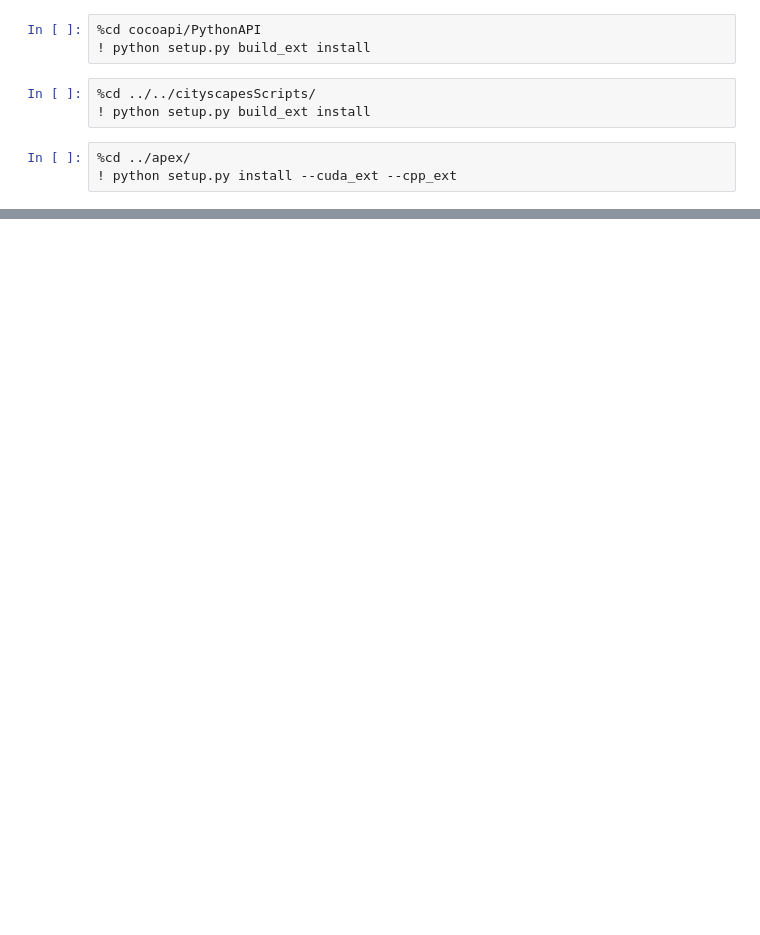
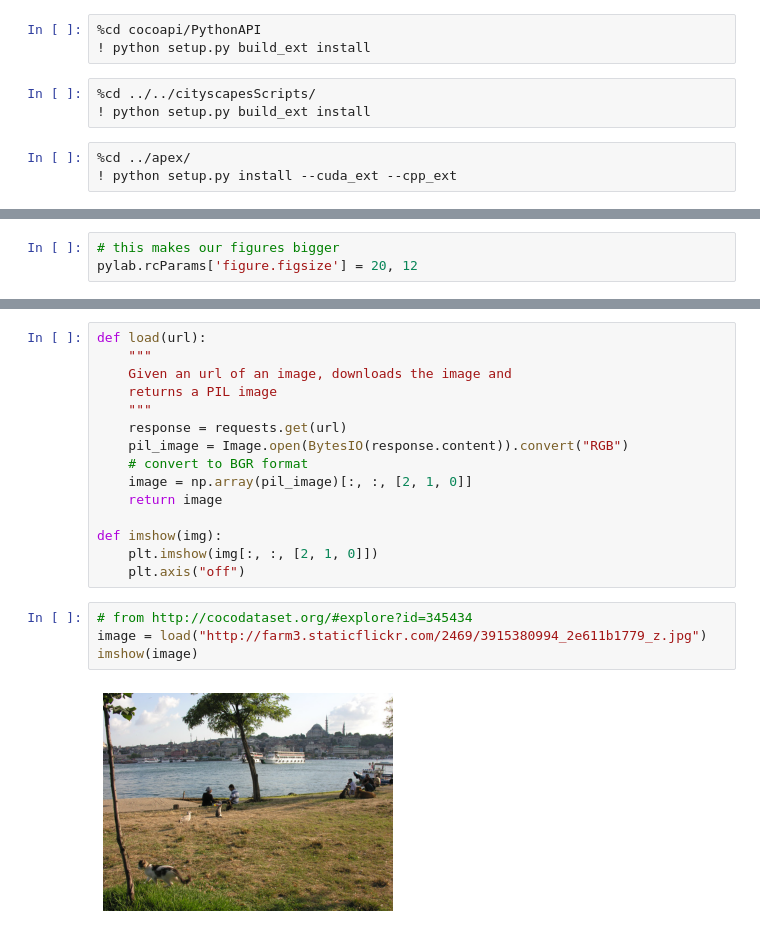
Before and after one commit to jackysunhz/DL_course_hw, a Jupyter notebook: Homework 5/maskrcnn-benchmark.ipynb, the cells around one changed output, grey strips where cells are left out. Cells and saved outputs as stored; diff of their text form; blank space fills up the shorter version.

```diff
--- a/Homework 5/maskrcnn-benchmark.ipynb
+++ b/Homework 5/maskrcnn-benchmark.ipynb
@@ -48,0 +81,3 @@ error: command '/usr/local/cuda/bin/nvcc' failed with exit status 1
+# %%
+# this makes our figures bigger
+pylab.rcParams['figure.figsize'] = 20, 12
@@ -48,0 +130,21 @@ error: command '/usr/local/cuda/bin/nvcc' failed with exit status 1
+# %%
+def load(url):
+    """
+    Given an url of an image, downloads the image and
+    returns a PIL image
+    """
+    response = requests.get(url)
+    pil_image = Image.open(BytesIO(response.content)).convert("RGB")
+    # convert to BGR format
+    image = np.array(pil_image)[:, :, [2, 1, 0]]
+    return image
+
+def imshow(img):
+    plt.imshow(img[:, :, [2, 1, 0]])
+    plt.axis("off")
+# %%
+# from http://cocodataset.org/#explore?id=345434
+image = load("http://farm3.staticflickr.com/2469/3915380994_2e611b1779_z.jpg")
+imshow(image)
+# %% [output]
+[figure, added]
```
Also changed, not shown: parts of 19 cells of this notebook.
